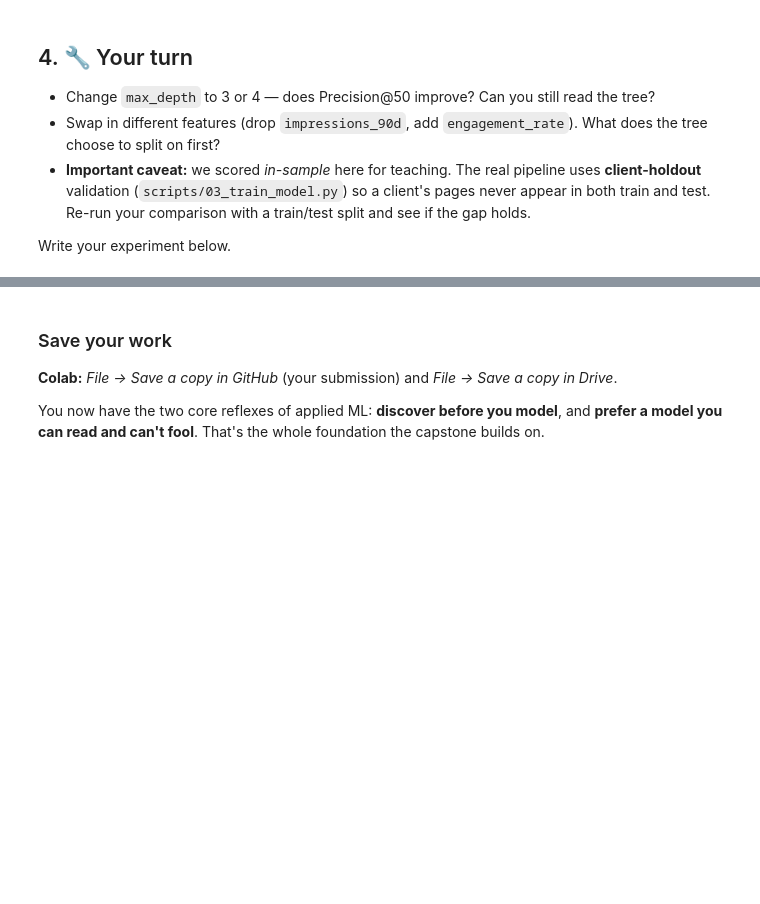
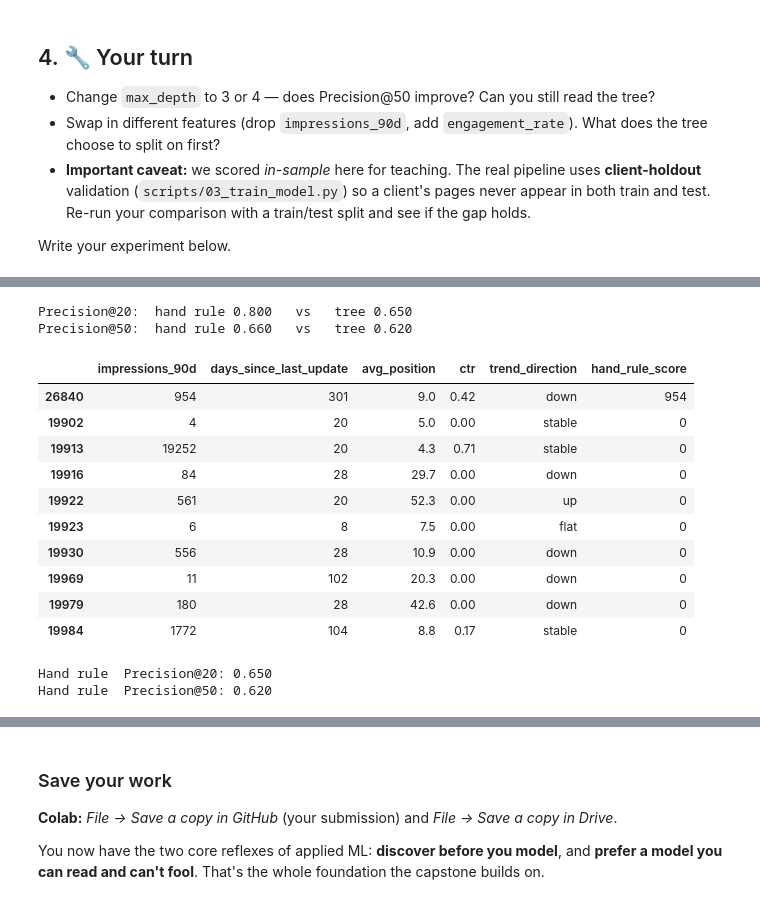
Before and after one commit to DipeshGhimire33/Flyrank-ml-internship-starter, a Jupyter notebook: notebooks/02_your_first_readable_model.ipynb, the cells around one changed output, grey strips where cells are left out. Drawn from its saved outputs; the diff is of its cells as text; code cells hidden in the pictures; blank space fills up the shorter version.

```diff
--- a/notebooks/02_your_first_readable_model.ipynb
+++ b/notebooks/02_your_first_readable_model.ipynb
@@ -104,0 +307,58 @@ Write your experiment below.
+# %%
+tree_score = tree.predict_proba(X)[:, 1]
+for k in (20, 50):
+    hr = precision_at_k(train_df["hand_rule_score"], y, k)
+    tr = precision_at_k(tree_score, y, k)
+    print(f"Precision@{k}:  hand rule {hr:.3f}   vs   tree {tr:.3f}")
+# %% [output]
+Precision@20:  hand rule 0.800   vs   tree 0.650
+Precision@50:  hand rule 0.660   vs   tree 0.620
+# %%
+stale = (test_df["days_since_last_update"] >= 180).astype(int)
+
+visible = (test_df["impressions_90d"] >= 500).astype(int)
+
+train_df["hand_rule_score"] = (
+    stale * visible * test_df["impressions_90d"]
+)
+
+top10_test = (
+    test_df
+    .sort_values("hand_rule_score", ascending=False)
+    .head(10)
+)
+
+top10_test[
+    [
+        "impressions_90d",
+        "days_since_last_update",
+        "avg_position",
+        "ctr",
+        "trend_direction",
+        "hand_rule_score"
+    ]
+]
+# %% [output]
+|  | impressions_90d | days_since_last_update | avg_position | ctr | trend_direction | hand_rule_score |
+| 26840 | 954 | 301 | 9.0 | 0.42 | down | 954 |
+| 19902 | 4 | 20 | 5.0 | 0.00 | stable | 0 |
+| 19913 | 19252 | 20 | 4.3 | 0.71 | stable | 0 |
+| 19916 | 84 | 28 | 29.7 | 0.00 | down | 0 |
+| 19922 | 561 | 20 | 52.3 | 0.00 | up | 0 |
+| 19923 | 6 | 8 | 7.5 | 0.00 | flat | 0 |
+| 19930 | 556 | 28 | 10.9 | 0.00 | down | 0 |
+| 19969 | 11 | 102 | 20.3 | 0.00 | down | 0 |
+| 19979 | 180 | 28 | 42.6 | 0.00 | down | 0 |
+| 19984 | 1772 | 104 | 8.8 | 0.17 | stable | 0 |
+# %%
+def precision_at_k(scores, labels, k):
+    order = np.argsort(-np.asarray(scores))
+    topk = np.asarray(labels)[order[:k]]
+    return topk.mean()
+
+y = test_df["is_declining_label"].values
+for k in (20, 50):
+    print(f"Hand rule  Precision@{k}: {precision_at_k(test_df['hand_rule_score'], y, k):.3f}")
+# %% [output]
+Hand rule  Precision@20: 0.650
+Hand rule  Precision@50: 0.620
```
Also changed, not shown: parts of 18 cells of this notebook.
